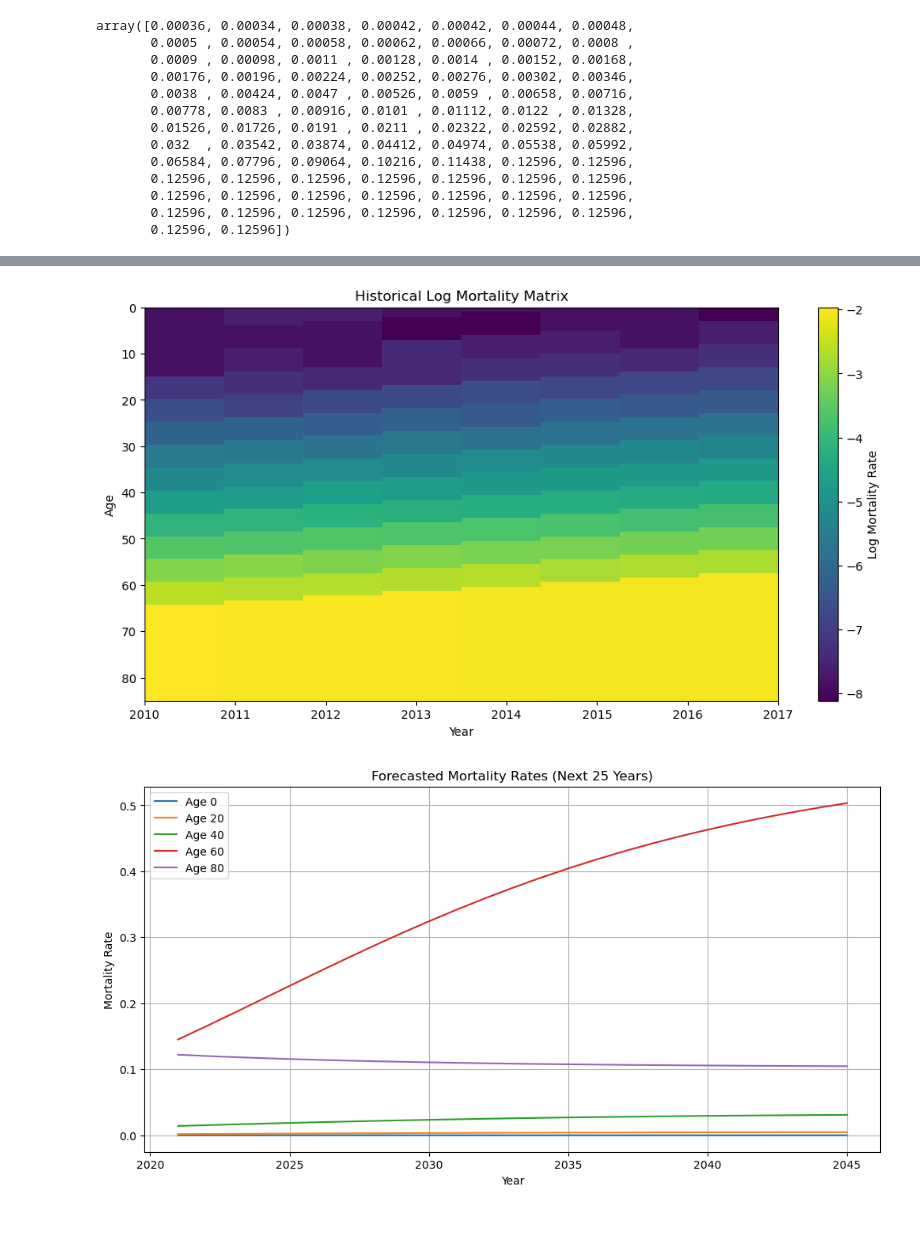
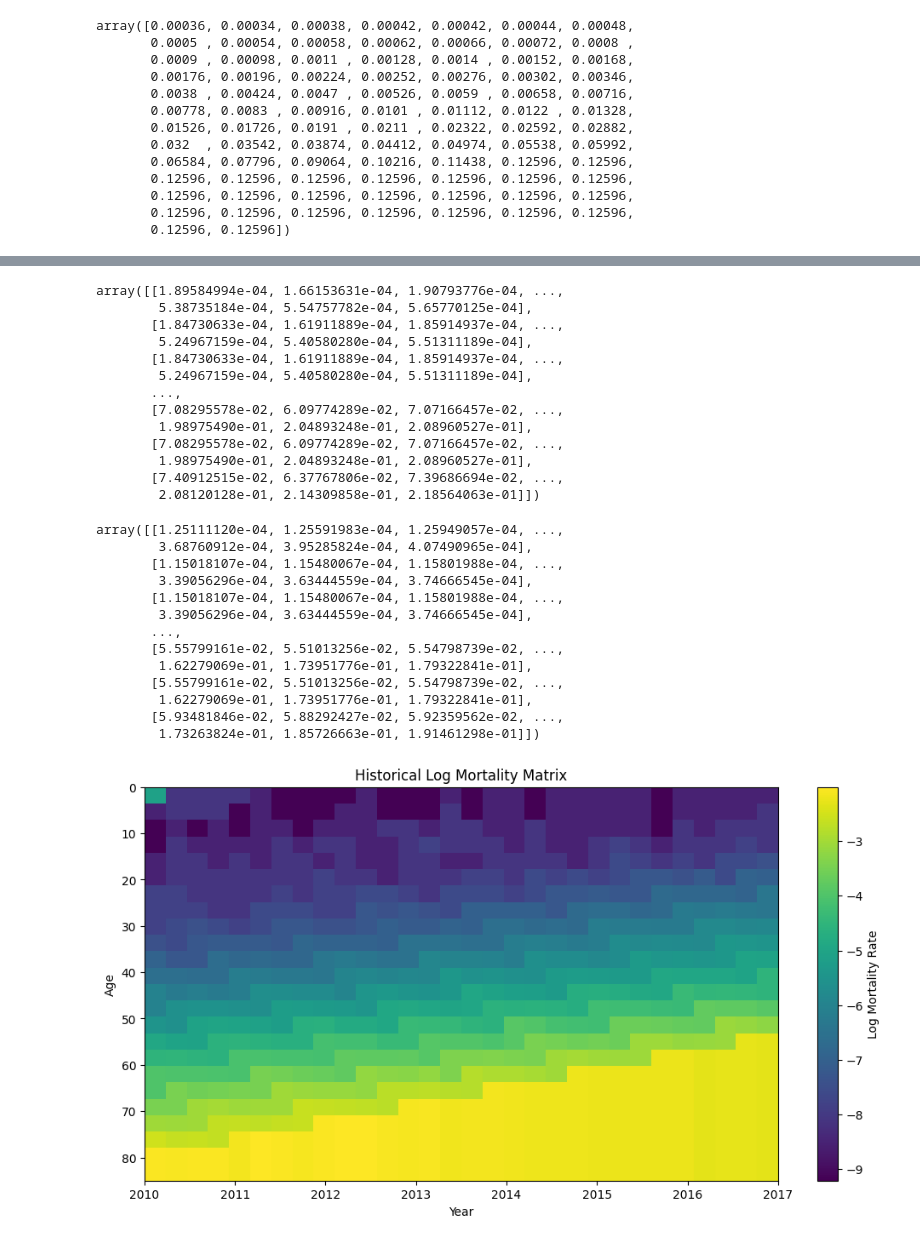
Before and after one commit to haolong2001/demos_v_matrix, a Jupyter notebook: preprocess_py/popu_forecase.ipynb, the cells around one changed output, grey strips where cells are left out. Cells and saved outputs as stored; diff of their text form; code cells hidden in the pictures.

```diff
--- a/preprocess_py/popu_forecase.ipynb
+++ b/preprocess_py/popu_forecase.ipynb
@@ -102,3 +100,13 @@ plt.show()
 # around 4 %
 # optional
 # use lee carto model for mortality rate prediction
+# %%
+import numpy as np
+
+
+rows_to_keep = np.concatenate(([0], np.arange(1, 86, 4), [85]))
+
+# Extract the required rows
+filtered_matrix = death_matrix[:, rows_to_keep, :]
+
+print(filtered_matrix.shape)  # Expected output: (2, n, 34), where n depends on the number of selected rows.
@@ -149,24 +180,45 @@ array([[0.00031646, 0.00029655, 0.00027957, ..., 0.00017057, 0.00016928,
+# %%
+mortality_matrix_mat[0,:,:]
+# %% [output]
+array([[1.89584994e-04, 1.66153631e-04, 1.90793776e-04, ...,
+        5.38735184e-04, 5.54757782e-04, 5.65770125e-04],
+       [1.84730633e-04, 1.61911889e-04, 1.85914937e-04, ...,
+        5.24967159e-04, 5.40580280e-04, 5.51311189e-04],
+       [1.84730633e-04, 1.61911889e-04, 1.85914937e-04, ...,
+        5.24967159e-04, 5.40580280e-04, 5.51311189e-04],
+       ...,
+       [7.08295578e-02, 6.09774289e-02, 7.07166457e-02, ...,
+        1.98975490e-01, 2.04893248e-01, 2.08960527e-01],
+       [7.08295578e-02, 6.09774289e-02, 7.07166457e-02, ...,
+        1.98975490e-01, 2.04893248e-01, 2.08960527e-01],
+       [7.40912515e-02, 6.37767806e-02, 7.39686694e-02, ...,
+        2.08120128e-01, 2.14309858e-01, 2.18564063e-01]])
+# %%
+mortality_matrix_mat[1,:,:]
+# %% [output]
+array([[1.25111120e-04, 1.25591983e-04, 1.25949057e-04, ...,
+        3.68760912e-04, 3.95285824e-04, 4.07490965e-04],
+       [1.15018107e-04, 1.15480067e-04, 1.15801988e-04, ...,
+        3.39056296e-04, 3.63444559e-04, 3.74666545e-04],
+       [1.15018107e-04, 1.15480067e-04, 1.15801988e-04, ...,
+        3.39056296e-04, 3.63444559e-04, 3.74666545e-04],
+       ...,
+       [5.55799161e-02, 5.51013256e-02, 5.54798739e-02, ...,
+        1.62279069e-01, 1.73951776e-01, 1.79322841e-01],
+       [5.55799161e-02, 5.51013256e-02, 5.54798739e-02, ...,
+        1.62279069e-01, 1.73951776e-01, 1.79322841e-01],
+       [5.93481846e-02, 5.88292427e-02, 5.92359562e-02, ...,
+        1.73263824e-01, 1.85726663e-01, 1.91461298e-01]])
 # %%
 
 years = np.arange(2010, 2018)
 ages = np.arange(0,86)
 plt.figure(figsize=(12, 6))
 plt.imshow(np.log(mortality_matrix), aspect='auto', extent=[years[0], years[-1], ages[-1], ages[0]])
 plt.colorbar(label='Log Mortality Rate')
 plt.title("Historical Log Mortality Matrix")
 plt.xlabel("Year")
 plt.ylabel("Age")
 plt.show()
-
-plt.figure(figsize=(12, 6))
-for age in [0, 20, 40, 60, 80]:  # Example age groups
-    plt.plot(future_years, forecasted_mortality[age, :], label=f'Age {age}')
-plt.title("Forecasted Mortality Rates (Next 25 Years)")
-plt.xlabel("Year")
-plt.ylabel("Mortality Rate")
-plt.legend()
-plt.grid()
-plt.show()
 # %% [output]
-[figure, old version]
+[figure, new version]
-[figure, removed]
```
Also changed, not shown: parts of 14 cells of this notebook, 36 other files.
